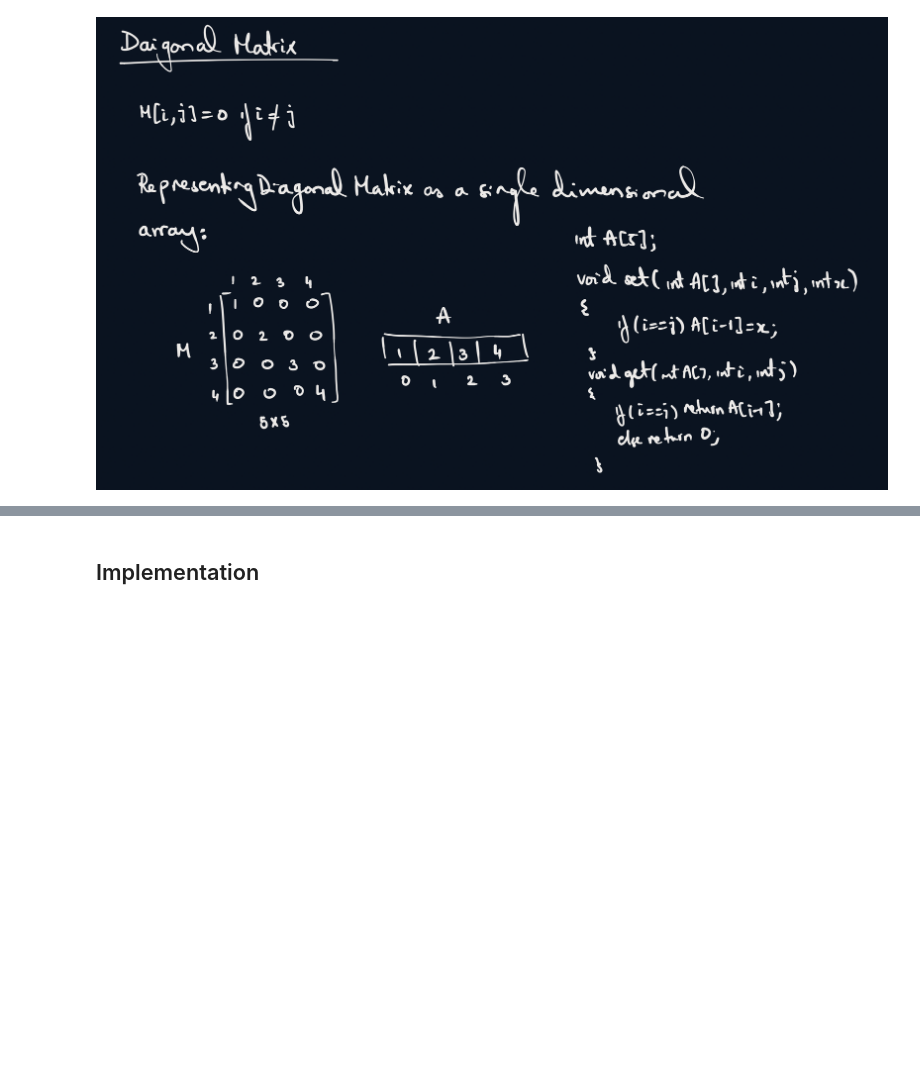
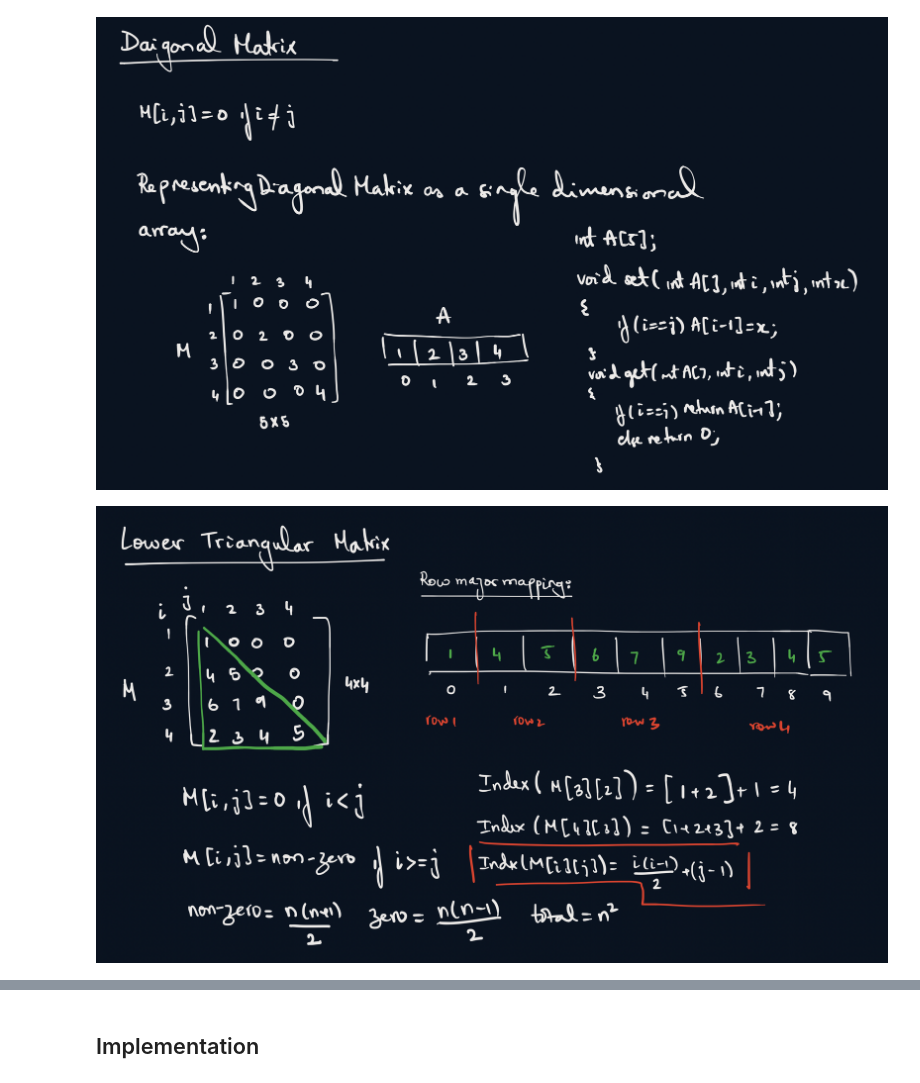
Before and after one commit to A-C-Sai/working-with-data, a Jupyter notebook: data-structures-and-algorithms/matrices/matrices.ipynb, the cells around one changed output, grey strips where cells are left out. Cells and saved outputs as stored; diff of their text form; code cells hidden in the pictures; blank space fills up the shorter version.

```diff
--- a/data-structures-and-algorithms/matrices/matrices.ipynb
+++ b/data-structures-and-algorithms/matrices/matrices.ipynb
@@ -8,3 +8,7 @@ from IPython.display import Image
 Image(filename='./resources/diagonal-matrix.png')
 # %% [output]
 [figure]
+# %%
+Image(filename='./resources/lt-matrix1.png')
+# %% [output]
+[figure, added]
```
Also changed, not shown: parts of 5 cells of this notebook, 4 other files.
